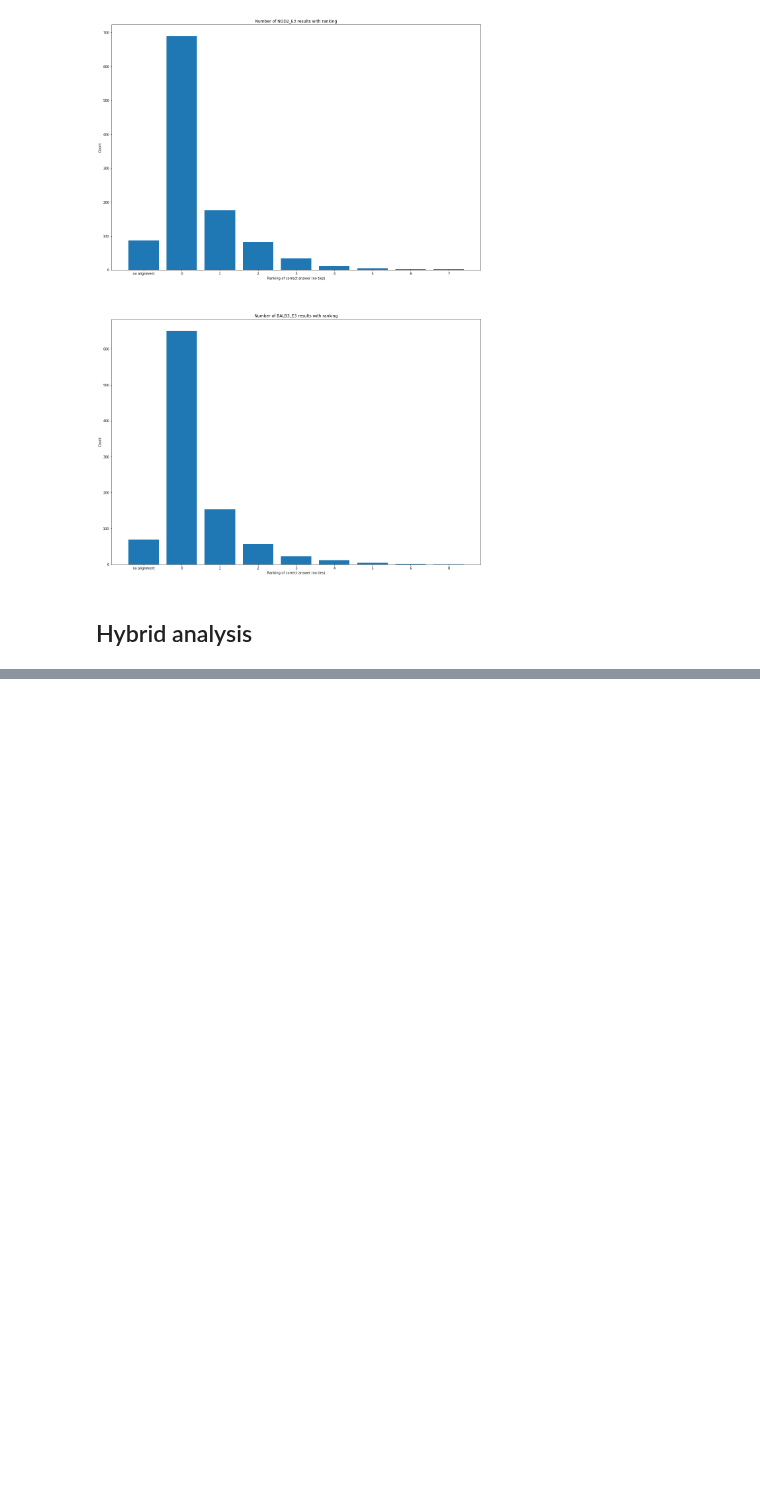
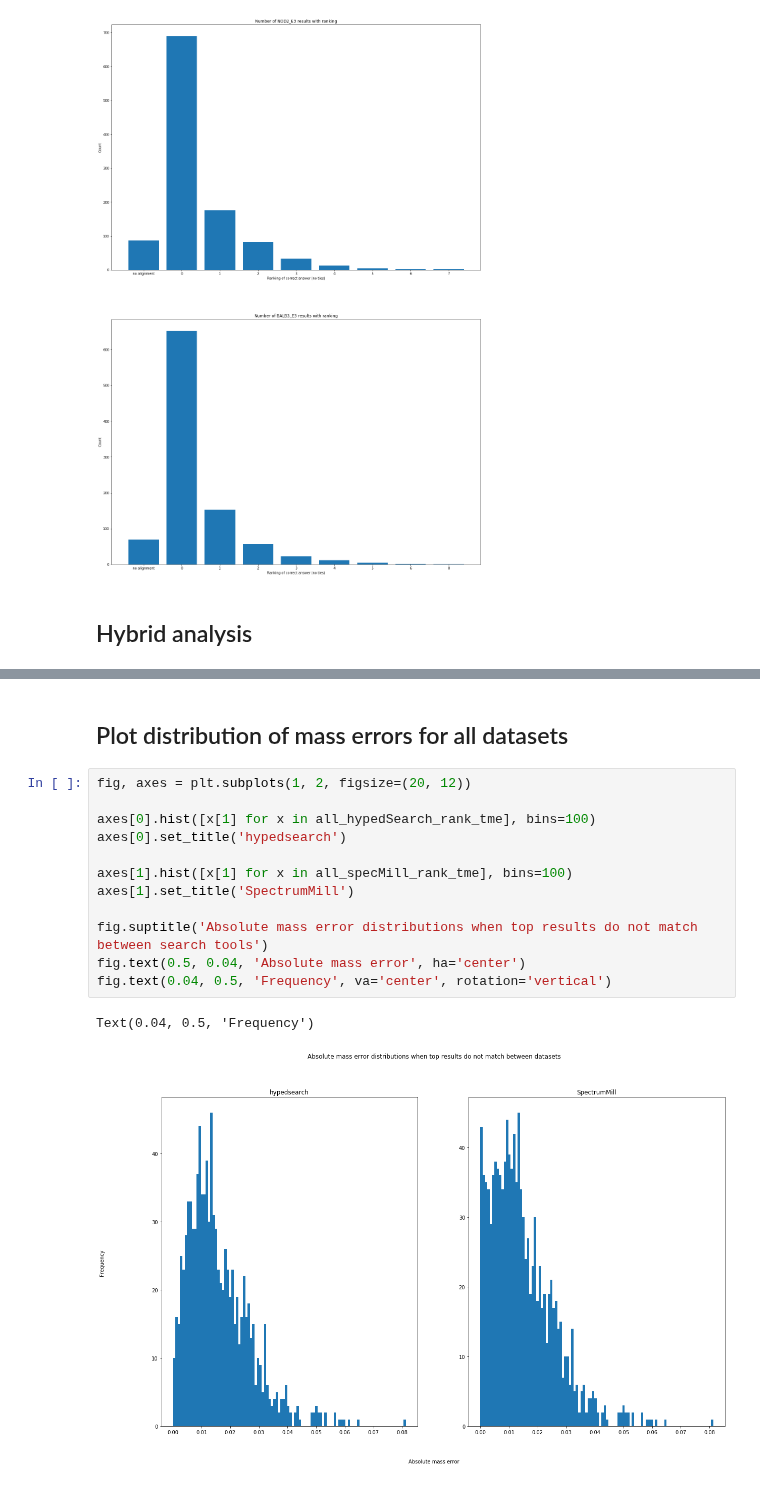
Before and after one commit to zmcgrath96/hypedsearch, a Jupyter notebook: testing framework/jupyter notebooks/Multiple Datasets Post Analysis.ipynb, the cells around one changed output, grey strips where cells are left out. Saved outputs shown, nothing was run; the diff lists cells and outputs as text; blank space fills up the shorter version.

Commit message:
fixed timing measures. added to jupyter notebook for total mass error distribution

```diff
--- a/testing framework/jupyter notebooks/Multiple Datasets Post Analysis.ipynb
+++ b/testing framework/jupyter notebooks/Multiple Datasets Post Analysis.ipynb
@@ -527,0 +594,17 @@ Missed 5/14 hybrids for dataset BALB3_E3
+# %% [markdown]
+## Plot distribution of mass errors for all datasets
+# %%
+fig, axes = plt.subplots(1, 2, figsize=(20, 12))
+
+axes[0].hist([x[1] for x in all_hypedSearch_rank_tme], bins=100)
+axes[0].set_title('hypedsearch')
+
+axes[1].hist([x[1] for x in all_specMill_rank_tme], bins=100)
+axes[1].set_title('SpectrumMill')
+
+fig.suptitle('Absolute mass error distributions when top results do not match between search tools')
+fig.text(0.5, 0.04, 'Absolute mass error', ha='center')
+fig.text(0.04, 0.5, 'Frequency', va='center', rotation='vertical')
+# %% [output]
+Text(0.04, 0.5, 'Frequency')
+[figure, added]
```
Also changed, not shown: parts of 10 cells of this notebook, 7 other files.
